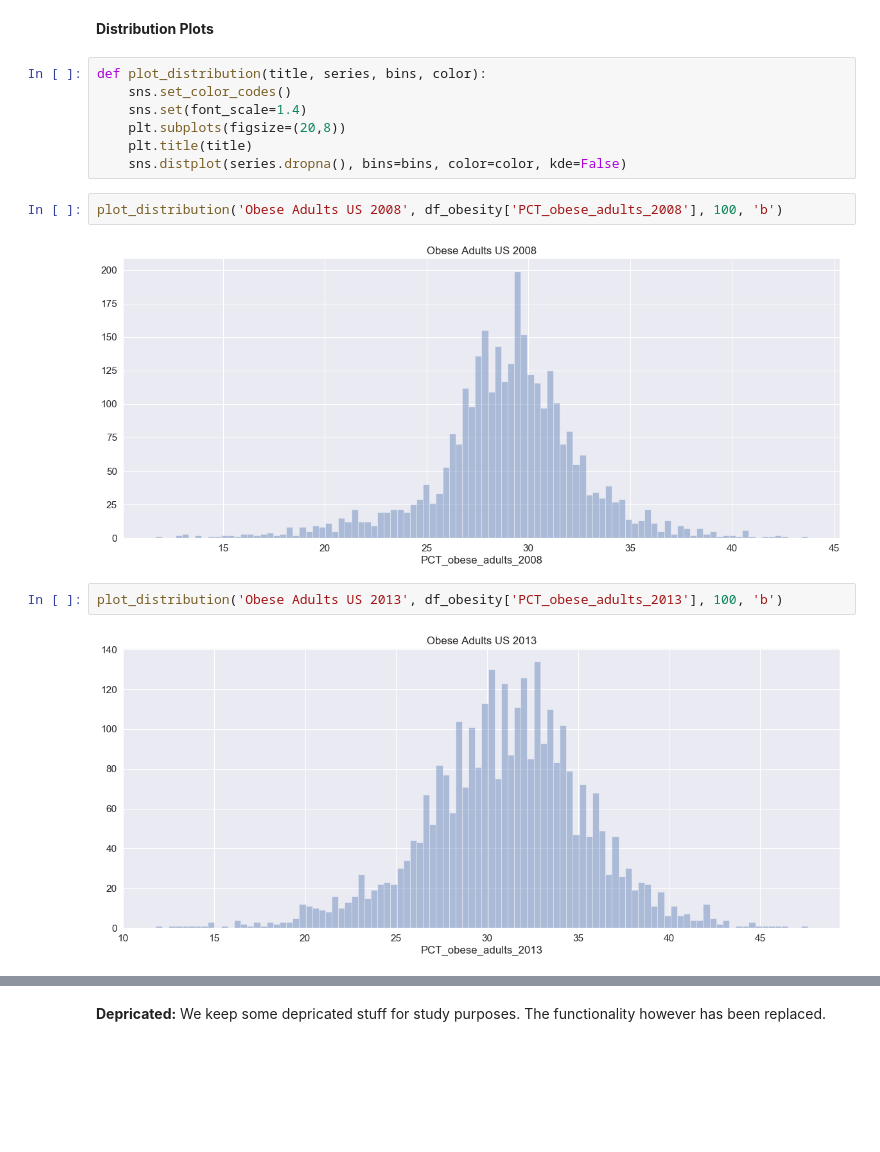
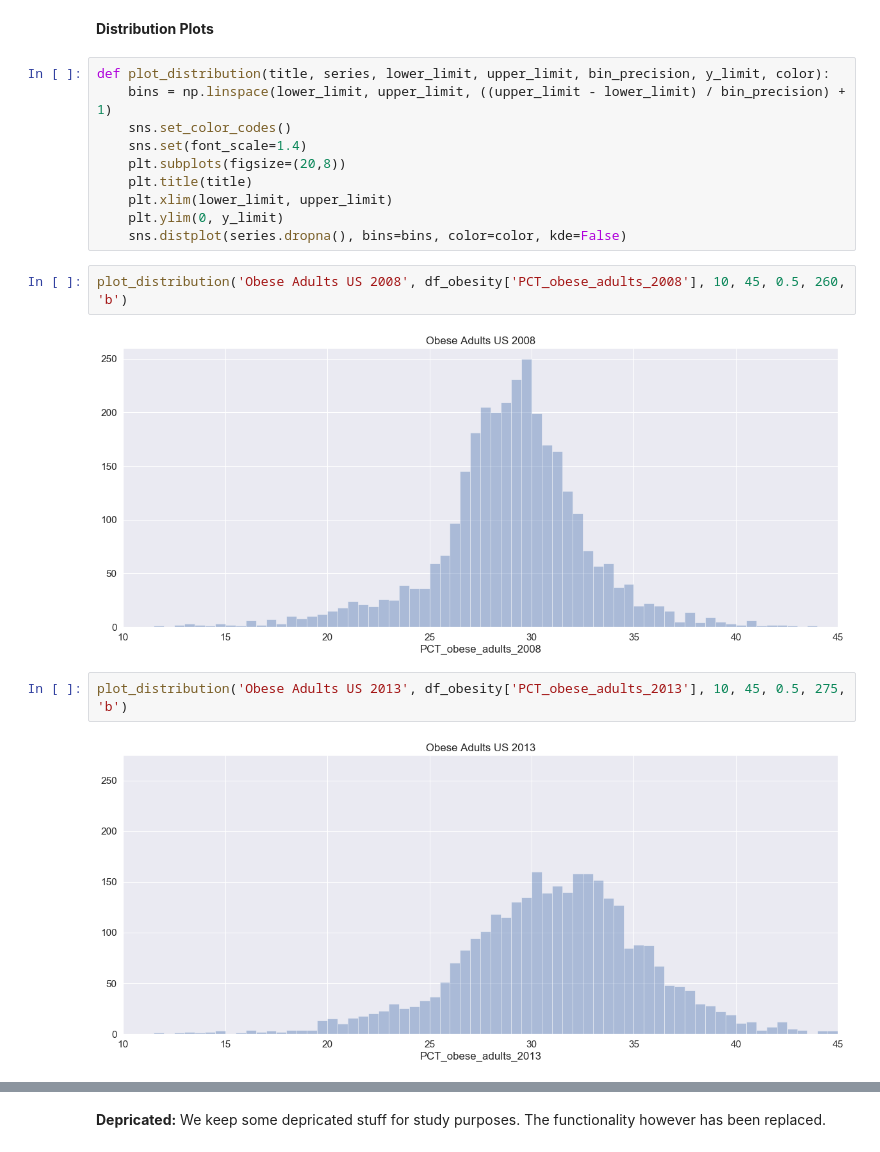
Before and after one commit to rendermat/datafriends_workshop, a Jupyter notebook: explore_data/Obesity_01_MAT.ipynb, the cells around one changed output, grey strips where cells are left out. Cells and saved outputs as stored; diff of their text form; blank space fills up the shorter version.

```diff
--- a/explore_data/Obesity_01_MAT.ipynb
+++ b/explore_data/Obesity_01_MAT.ipynb
@@ -93,17 +93,20 @@ df_obesity_description.to_csv(path_obesity_description)
 # %% [markdown]
 **Distribution Plots**
 # %%
-def plot_distribution(title, series, bins, color):
+def plot_distribution(title, series, lower_limit, upper_limit, bin_precision, y_limit, color):
+    bins = np.linspace(lower_limit, upper_limit, ((upper_limit - lower_limit) / bin_precision) + 1)
     sns.set_color_codes()
     sns.set(font_scale=1.4)
     plt.subplots(figsize=(20,8))
     plt.title(title)
+    plt.xlim(lower_limit, upper_limit)
+    plt.ylim(0, y_limit)
     sns.distplot(series.dropna(), bins=bins, color=color, kde=False)
 # %%
-plot_distribution('Obese Adults US 2008', df_obesity['PCT_obese_adults_2008'], 100, 'b')
+plot_distribution('Obese Adults US 2008', df_obesity['PCT_obese_adults_2008'], 10, 45, 0.5, 260,  'b')
 # %% [output]
-[figure, old version]
+[figure, new version]
 # %%
-plot_distribution('Obese Adults US 2013', df_obesity['PCT_obese_adults_2013'], 100, 'b')
+plot_distribution('Obese Adults US 2013', df_obesity['PCT_obese_adults_2013'], 10, 45, 0.5, 275, 'b')
 # %% [output]
-[figure, old version]
+[figure, new version]
```
Also changed, not shown: parts of 3 cells of this notebook, 9 other files.
